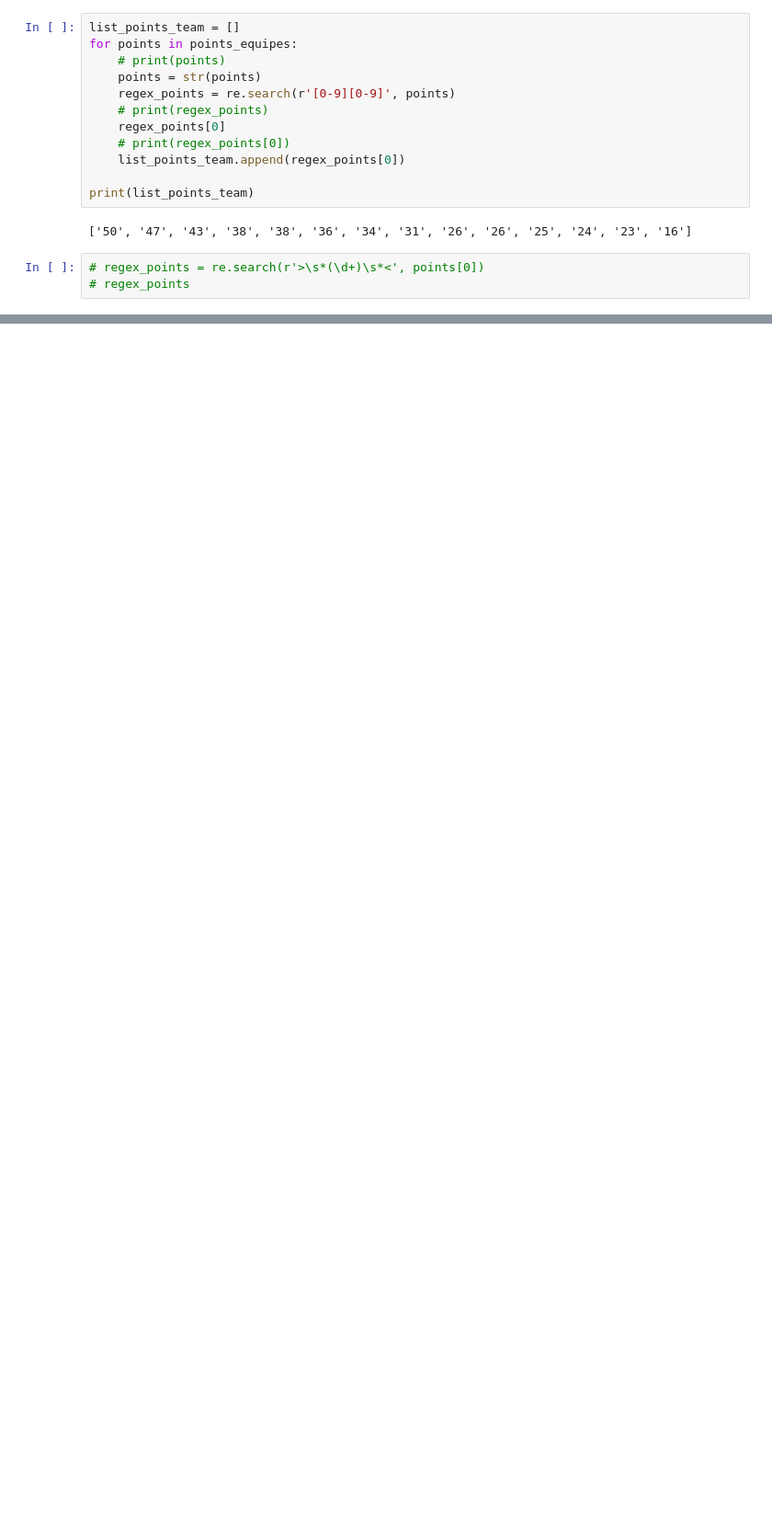
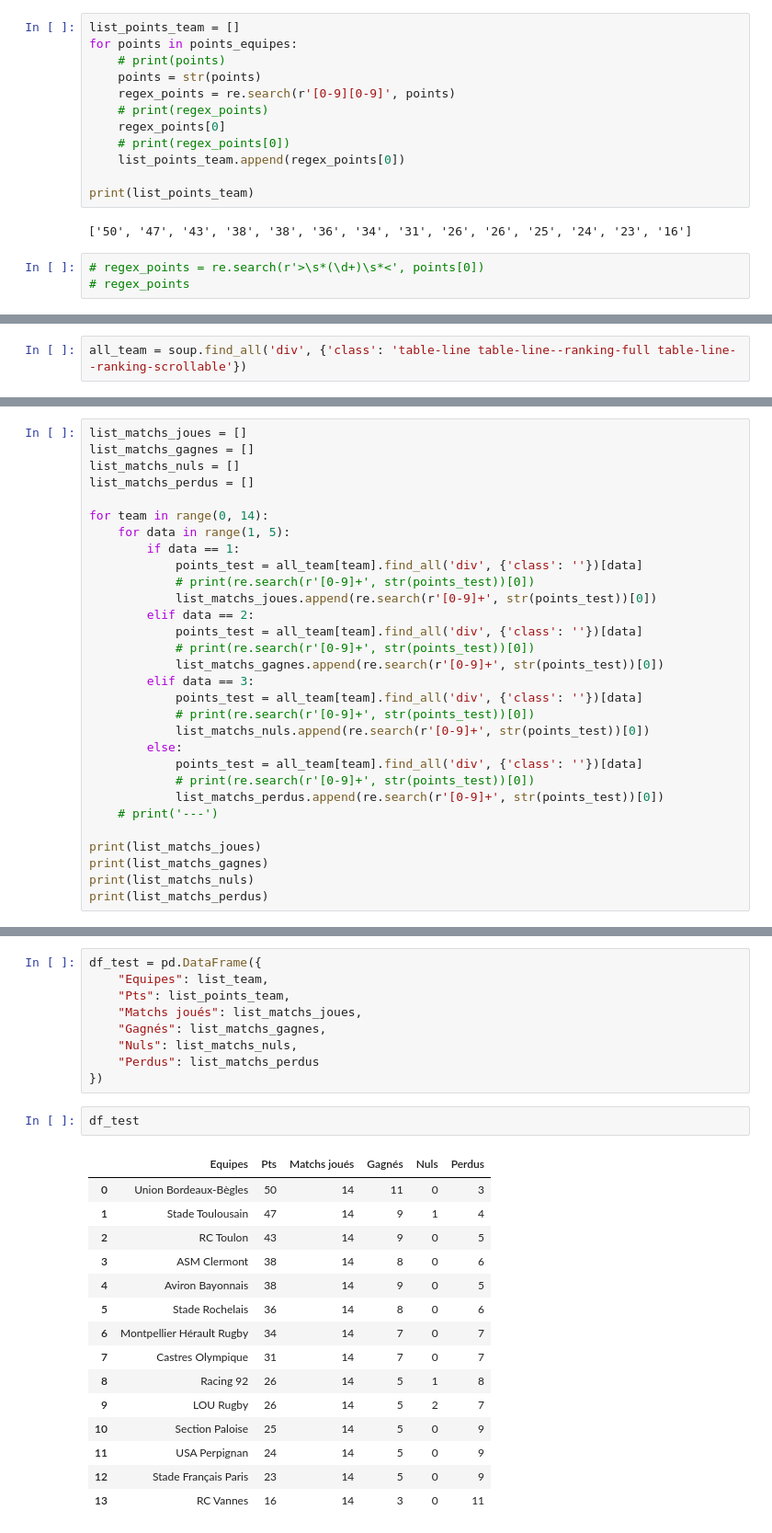
Before and after one commit to gentalex/rugby3, a Jupyter notebook: Stats_classement_aurel.ipynb, the cells around one changed output, grey strips where cells are left out. Shown at 92% size. Saved outputs shown, nothing was run; the diff lists cells and outputs as text; blank space fills up the shorter version.

```diff
--- a/Stats_classement_aurel.ipynb
+++ b/Stats_classement_aurel.ipynb
@@ -136,0 +155,2 @@ print(list_points_team)
+# %%
+all_team = soup.find_all('div', {'class': 'table-line table-line--ranking-full table-line--ranking-scrollable'})
@@ -136,0 +204,30 @@ print(list_points_team)
+# %%
+list_matchs_joues = []
+list_matchs_gagnes = []
+list_matchs_nuls = []
+list_matchs_perdus = []
+
+for team in range(0, 14):
+    for data in range(1, 5):
+        if data == 1:
+            points_test = all_team[team].find_all('div', {'class': ''})[data]
+            # print(re.search(r'[0-9]+', str(points_test))[0])
+            list_matchs_joues.append(re.search(r'[0-9]+', str(points_test))[0])
+        elif data == 2:
+            points_test = all_team[team].find_all('div', {'class': ''})[data]
+            # print(re.search(r'[0-9]+', str(points_test))[0])
+            list_matchs_gagnes.append(re.search(r'[0-9]+', str(points_test))[0])
+        elif data == 3:
+            points_test = all_team[team].find_all('div', {'class': ''})[data]
+            # print(re.search(r'[0-9]+', str(points_test))[0])
+            list_matchs_nuls.append(re.search(r'[0-9]+', str(points_test))[0])
+        else:
+            points_test = all_team[team].find_all('div', {'class': ''})[data]
+            # print(re.search(r'[0-9]+', str(points_test))[0])
+            list_matchs_perdus.append(re.search(r'[0-9]+', str(points_test))[0])
+    # print('---')
+
+print(list_matchs_joues)
+print(list_matchs_gagnes)
+print(list_matchs_nuls)
+print(list_matchs_perdus)
@@ -136,0 +239,27 @@ print(list_points_team)
+# %%
+df_test = pd.DataFrame({
+    "Equipes": list_team,
+    "Pts": list_points_team,
+    "Matchs joués": list_matchs_joues,
+    "Gagnés": list_matchs_gagnes,
+    "Nuls": list_matchs_nuls,
+    "Perdus": list_matchs_perdus
+})
+# %%
+df_test
+# %% [output]
+|  | Equipes | Pts | Matchs joués | Gagnés | Nuls | Perdus |
+| 0 | Union Bordeaux-Bègles | 50 | 14 | 11 | 0 | 3 |
+| 1 | Stade Toulousain | 47 | 14 | 9 | 1 | 4 |
+| 2 | RC Toulon | 43 | 14 | 9 | 0 | 5 |
+| 3 | ASM Clermont | 38 | 14 | 8 | 0 | 6 |
+| 4 | Aviron Bayonnais | 38 | 14 | 9 | 0 | 5 |
+| 5 | Stade Rochelais | 36 | 14 | 8 | 0 | 6 |
+| 6 | Montpellier Hérault Rugby | 34 | 14 | 7 | 0 | 7 |
+| 7 | Castres Olympique | 31 | 14 | 7 | 0 | 7 |
+| 8 | Racing 92 | 26 | 14 | 5 | 1 | 8 |
+| 9 | LOU Rugby | 26 | 14 | 5 | 2 | 7 |
+| 10 | Section Paloise | 25 | 14 | 5 | 0 | 9 |
+| 11 | USA Perpignan | 24 | 14 | 5 | 0 | 9 |
+| 12 | Stade Français Paris | 23 | 14 | 5 | 0 | 9 |
+| 13 | RC Vannes | 16 | 14 | 3 | 0 | 11 |
```
Also changed, not shown: parts of 22 cells of this notebook.
